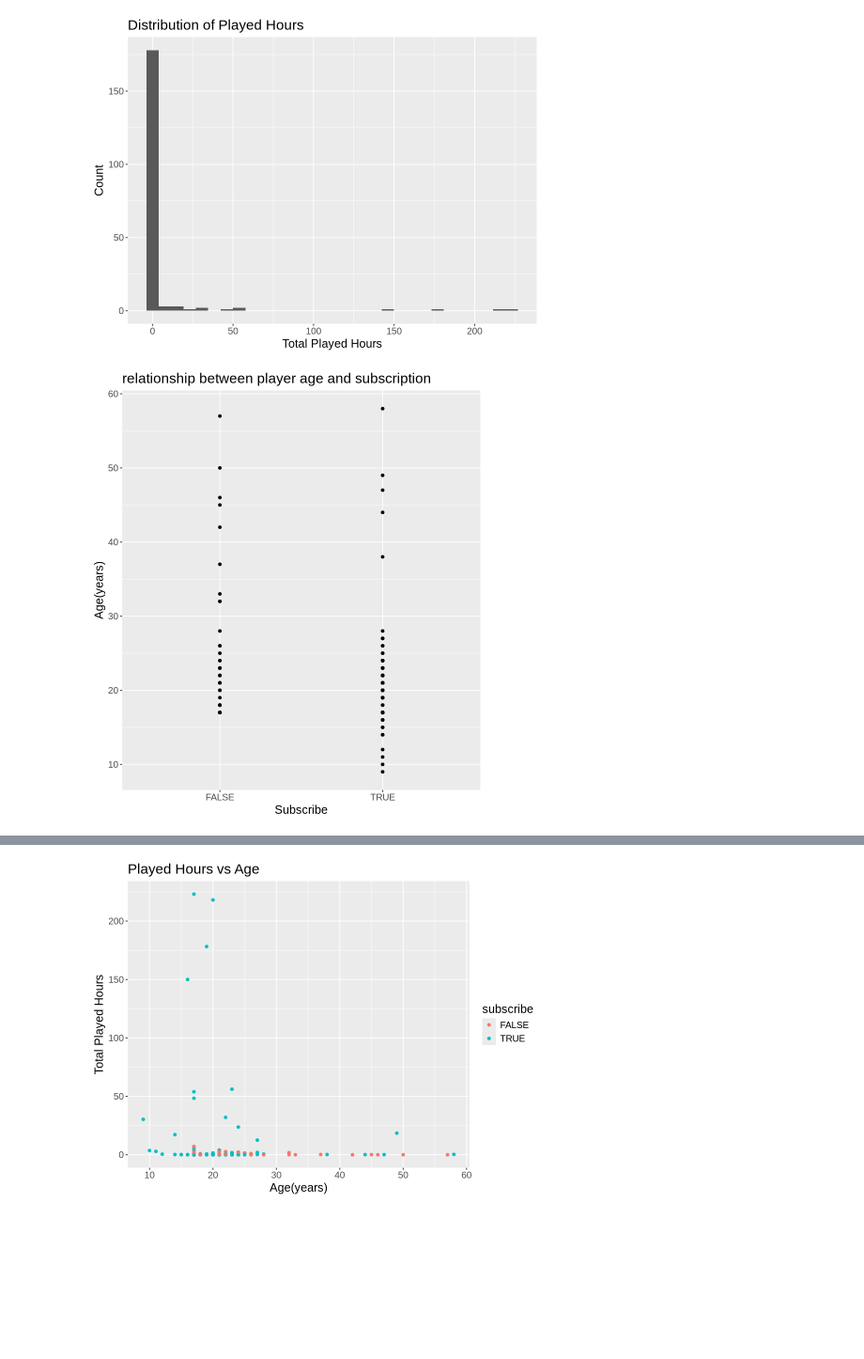
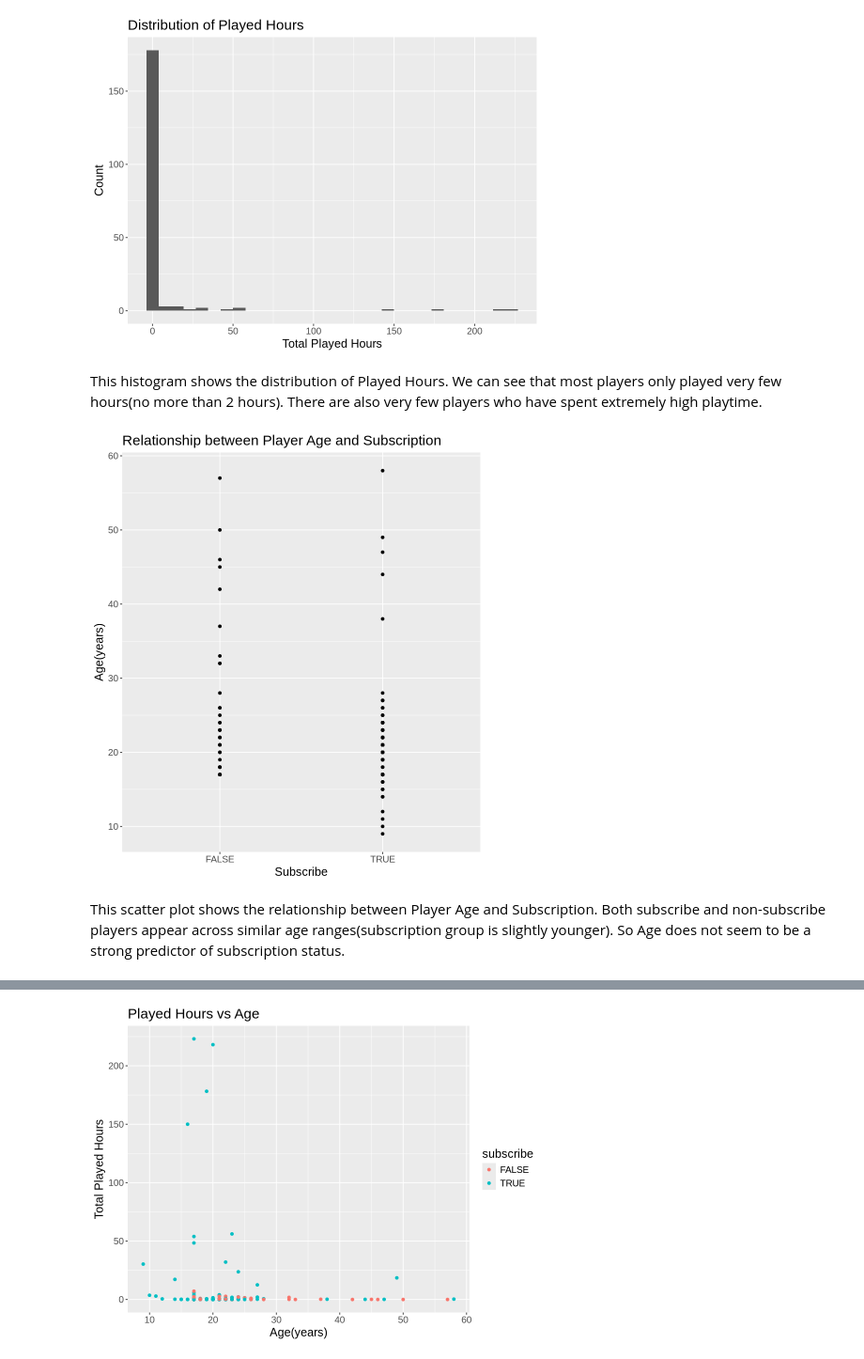
Before and after one commit to Jmmchai/individual-planning-stage, a Jupyter notebook: Individual project.ipynb, the cells around one changed output, grey strips where cells are left out. Shown at 94% size. Cells and saved outputs as stored; diff of their text form; code cells hidden in the pictures; blank space fills up the shorter version.

```diff
--- a/Individual project.ipynb
+++ b/Individual project.ipynb
@@ -144,15 +164,19 @@ Played_hours_distr
 # %% [output]
 `stat_bin()` using `bins = 30`. Pick better value with `binwidth`.
 [figure]
+# %% [markdown]
+This histogram shows the distribution of Played Hours. We can see that most players only played very few hours(no more than 2 hours). There are also very few players who have spent extremely high playtime.
 # %%
 options(repr.plot.width = 7, repr.plot.height = 8)
 Age_sub <- ggplot(players_wrangling, aes(x = subscribe, y = Age))+
 geom_point()+
-labs(title = "relationship between player age and subscription", x = "Subscribe", y = "Age(years)")+
+labs(title = "Relationship between Player Age and Subscription", x = "Subscribe", y = "Age(years)")+
 theme(text = element_text(size = 15))
 Age_sub
 # %% [output]
-[figure, old version]
+[figure, new version]
+# %% [markdown]
+This scatter plot shows the relationship between Player Age and Subscription. Both subscribe and non-subscribe players appear across similar age ranges(subscription group is slightly younger). So Age does not seem to be a strong predictor of subscription status.
 # %%
 options(repr.plot.width = 7, repr.plot.height = 8)
 avg_hours_by_sub <- players_wrangling |>
```
Also changed, not shown: parts of 7 cells of this notebook.
